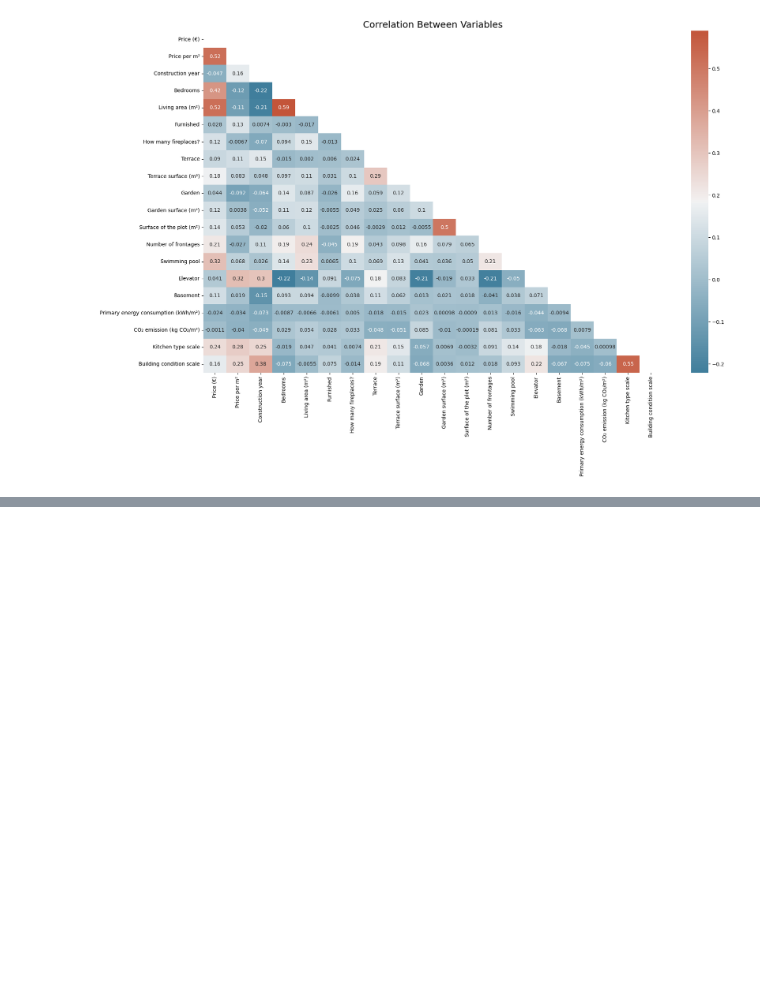
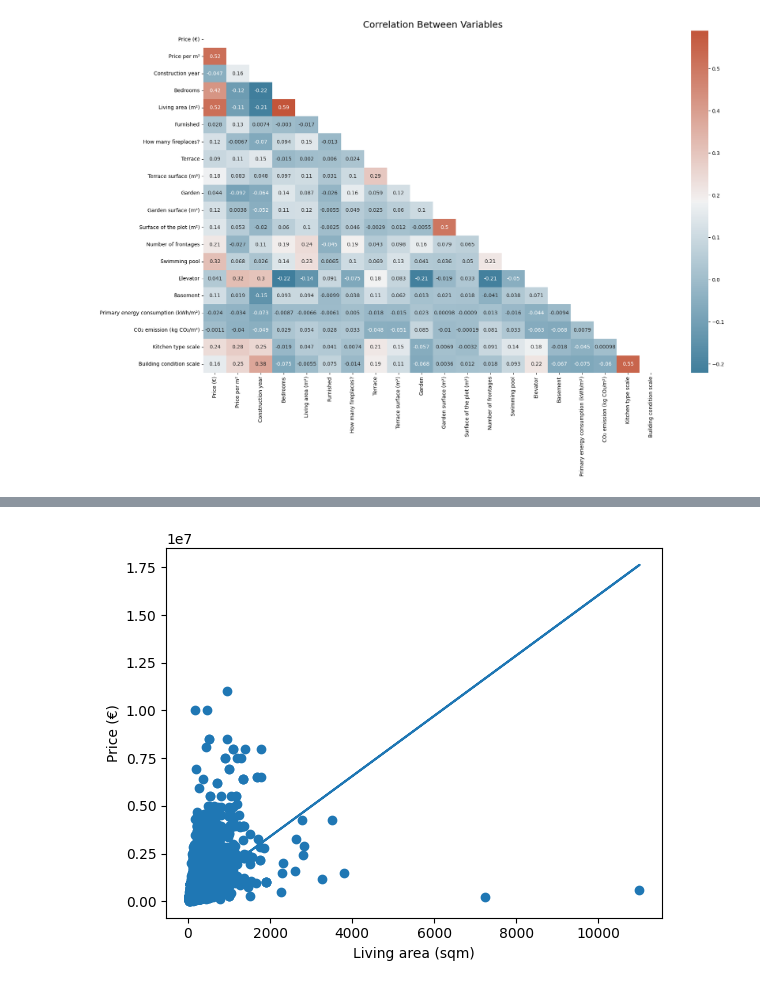
Before and after one commit to svstm/immo_eliza_regression, a Jupyter notebook: said.ipynb, the cells around one changed output, grey strips where cells are left out. Cells and saved outputs as stored; diff of their text form; code cells hidden in the pictures; blank space fills up the shorter version.

```diff
--- a/said.ipynb
+++ b/said.ipynb
@@ -63,0 +92,2 @@ y = df['Price (€)']
+# %%
+reg = LinearRegression()
@@ -64 +98,11 @@ y = df['Price (€)']
+# %%
+predictions = reg.predict(X_liv_area)
+# %%
+plt.scatter(X_liv_area, y)
+plt.plot(X_liv_area, predictions)
+plt.xlabel('Living area (sqm)')
+plt.ylabel('Price (€)')
+plt.show()
+# %% [output]
+[figure, added]
 # %%
```
Also changed, not shown: parts of 18 cells of this notebook.
